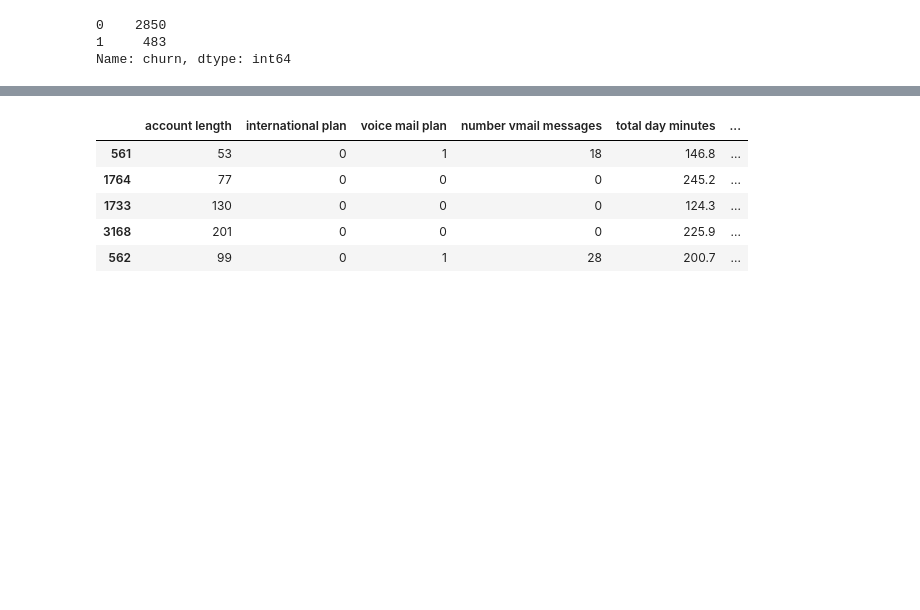
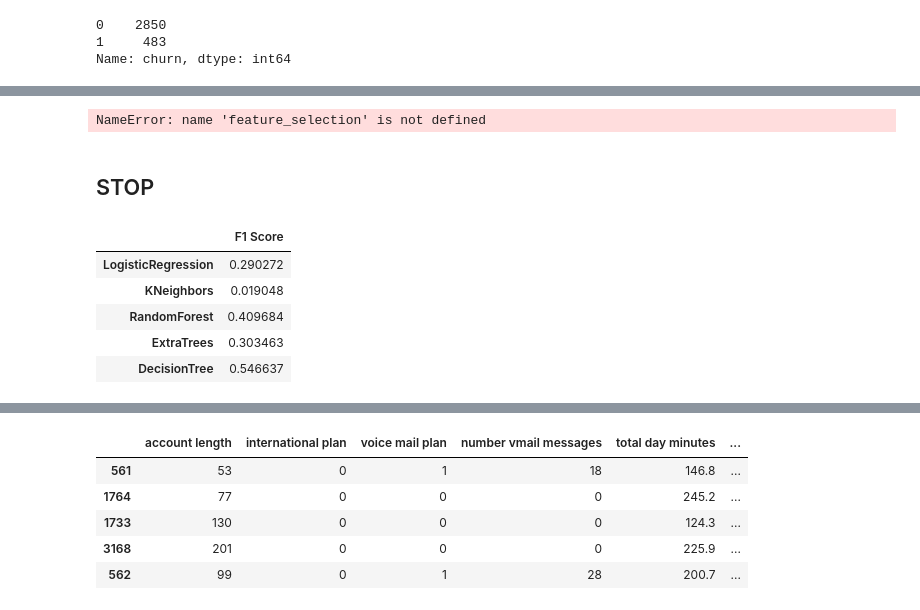
Before and after one commit to samjdedes/project3_ChurnModeling, a Jupyter notebook: notebooks/Jon_EDA.ipynb, the cells around one changed output, grey strips where cells are left out. Drawn from its saved outputs; the diff is of its cells as text; code cells hidden in the pictures; blank space fills up the shorter version.

```diff
--- a/notebooks/Jon_EDA.ipynb
+++ b/notebooks/Jon_EDA.ipynb
@@ -75,0 +763,12 @@ X_train, X_test, y_train, y_test = train_test_split(X, y, random_state=2021, tes
+# %%
+#from sklearn.feature_selection import FeatureImportance
+#from sklearn.pipeline import Pipeline
+
+from sklearn.feature_selection import SelectFromModel
+
+feature_importance = feature_selection(best_et_pipeline)
+feature_importance.plot(top_n_features=5)
+# %% [output]
+NameError: name 'feature_selection' is not defined
+# %% [markdown]
+## STOP
@@ -75,0 +777,19 @@ X_train, X_test, y_train, y_test = train_test_split(X, y, random_state=2021, tes
+# %%
+f1_scores_dict = {
+    "F1 Score": [
+        cross_val_score(log1, X_test_final, y_test, scoring='f1').mean(),
+        cross_val_score(knc1, X_test_final, y_test, scoring='f1').mean(),
+        cross_val_score(rfc1, X_test_final, y_test, scoring='f1').mean(),
+        cross_val_score(etc1, X_test_final, y_test, scoring='f1').mean(),
+        cross_val_score(dtc1, X_test_final, y_test, scoring='f1').mean()
+    ]
+}
+f1_scores_df = pd.DataFrame(f1_scores_dict, index=["LogisticRegression", "KNeighbors", "RandomForest", "ExtraTrees", "DecisionTree"])
+f1_scores_df
+# %% [output]
+|  | F1 Score |
+| LogisticRegression | 0.290272 |
+| KNeighbors | 0.019048 |
+| RandomForest | 0.409684 |
+| ExtraTrees | 0.303463 |
+| DecisionTree | 0.546637 |
```
Also changed, not shown: parts of 80 cells of this notebook, 2 other files.
